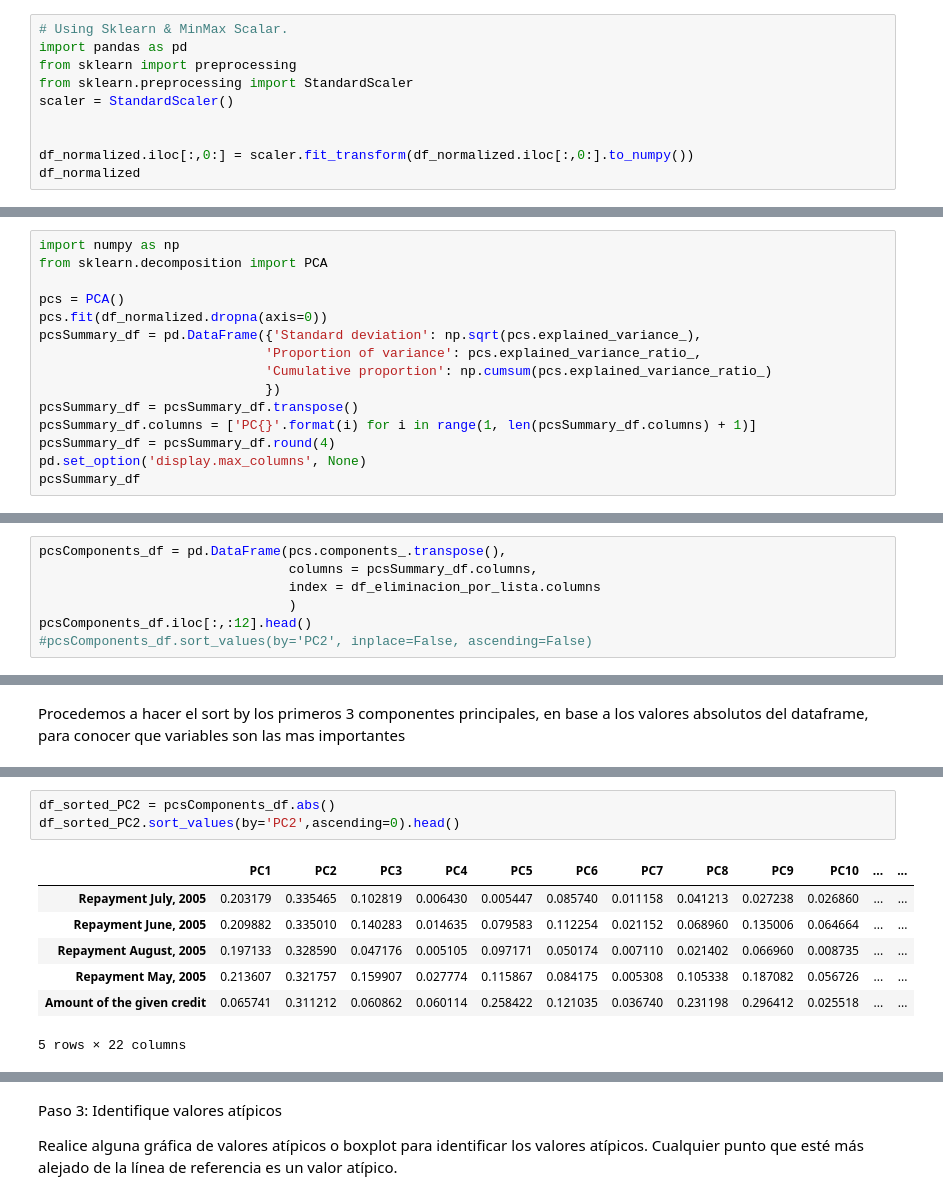
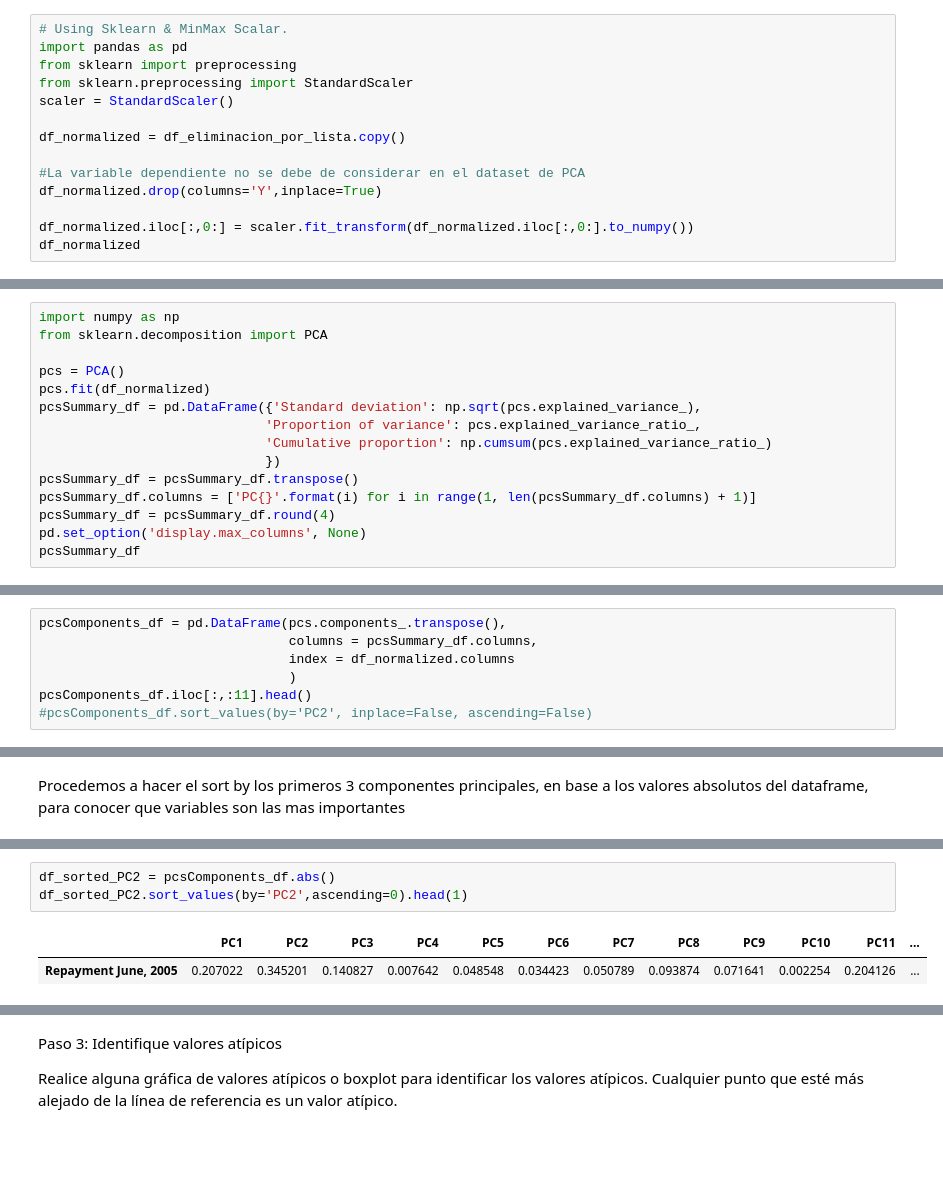
Before and after one commit to PosgradoMNA/actividades-del-projecto-equipo_167, a Jupyter notebook: Actividad Semanal -- 4.ipynb, the cells around one changed output, grey strips where cells are left out. Drawn from its saved outputs; the diff is of its cells as text; blank space fills up the shorter version.

```diff
--- a/Actividad Semanal -- 4.ipynb
+++ b/Actividad Semanal -- 4.ipynb
@@ -200,6 +199,10 @@ from sklearn import preprocessing
 from sklearn.preprocessing import StandardScaler
 scaler = StandardScaler()
 
+df_normalized = df_eliminacion_por_lista.copy()
+
+#La variable dependiente no se debe de considerar en el dataset de PCA
+df_normalized.drop(columns='Y',inplace=True)
 
 df_normalized.iloc[:,0:] = scaler.fit_transform(df_normalized.iloc[:,0:].to_numpy())
 df_normalized
@@ -233,7 +236,7 @@ import numpy as np
 from sklearn.decomposition import PCA
 
 pcs = PCA()
-pcs.fit(df_normalized.dropna(axis=0))
+pcs.fit(df_normalized)
 pcsSummary_df = pd.DataFrame({'Standard deviation': np.sqrt(pcs.explained_variance_),
                              'Proportion of variance': pcs.explained_variance_ratio_,
                              'Cumulative proportion': np.cumsum(pcs.explained_variance_ratio_)
@@ -301,8 +304,8 @@ Nota: Cuanto mayor sea el valor absoluto del coeficiente, más importante será
 # %%
 pcsComponents_df = pd.DataFrame(pcs.components_.transpose(),
                                 columns = pcsSummary_df.columns,
-                                index = df_eliminacion_por_lista.columns
+                                index = df_normalized.columns
                                 )
-pcsComponents_df.iloc[:,:12].head()
+pcsComponents_df.iloc[:,:11].head()
 #pcsComponents_df.sort_values(by='PC2', inplace=False, ascending=False)
 # %% [output]
@@ -328,13 +326,8 @@ df_sorted_PC1.sort_values(by='PC1',ascending=0).head()
 # %%
 df_sorted_PC2 = pcsComponents_df.abs()
-df_sorted_PC2.sort_values(by='PC2',ascending=0).head()
+df_sorted_PC2.sort_values(by='PC2',ascending=0).head(1)
 # %% [output]
-|  | PC1 | PC2 | PC3 | PC4 | PC5 | PC6 | PC7 | PC8 | PC9 | PC10 | ... | ... |
-| Repayment July, 2005 | 0.203179 | 0.335465 | 0.102819 | 0.006430 | 0.005447 | 0.085740 | 0.011158 | 0.041213 | 0.027238 | 0.026860 | ... | ... |
-| Repayment June, 2005 | 0.209882 | 0.335010 | 0.140283 | 0.014635 | 0.079583 | 0.112254 | 0.021152 | 0.068960 | 0.135006 | 0.064664 | ... | ... |
-| Repayment August, 2005 | 0.197133 | 0.328590 | 0.047176 | 0.005105 | 0.097171 | 0.050174 | 0.007110 | 0.021402 | 0.066960 | 0.008735 | ... | ... |
-| Repayment May, 2005 | 0.213607 | 0.321757 | 0.159907 | 0.027774 | 0.115867 | 0.084175 | 0.005308 | 0.105338 | 0.187082 | 0.056726 | ... | ... |
-| Amount of the given credit | 0.065741 | 0.311212 | 0.060862 | 0.060114 | 0.258422 | 0.121035 | 0.036740 | 0.231198 | 0.296412 | 0.025518 | ... | ... |
+|  | PC1 | PC2 | PC3 | PC4 | PC5 | PC6 | PC7 | PC8 | PC9 | PC10 | PC11 | ... |
+| Repayment June, 2005 | 0.207022 | 0.345201 | 0.140827 | 0.007642 | 0.048548 | 0.034423 | 0.050789 | 0.093874 | 0.071641 | 0.002254 | 0.204126 | ... |
-5 rows × 22 columns
 # %%
 df_sorted_PC3 = pcsComponents_df.abs()
```
Also changed, not shown: parts of 23 cells of this notebook.
